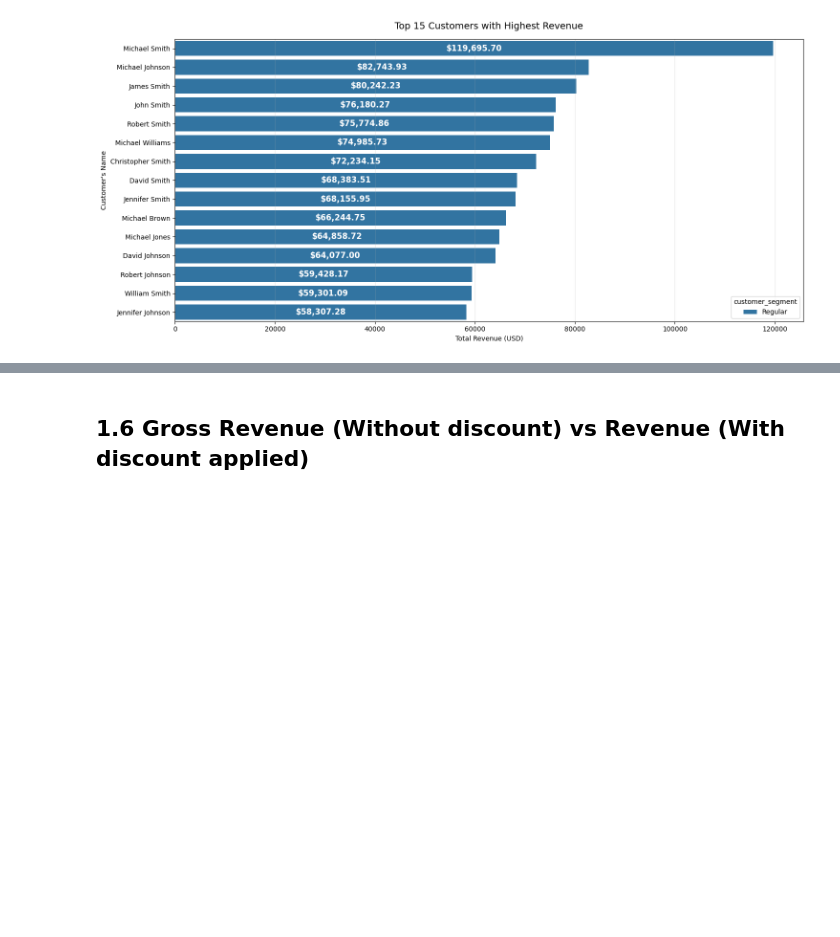
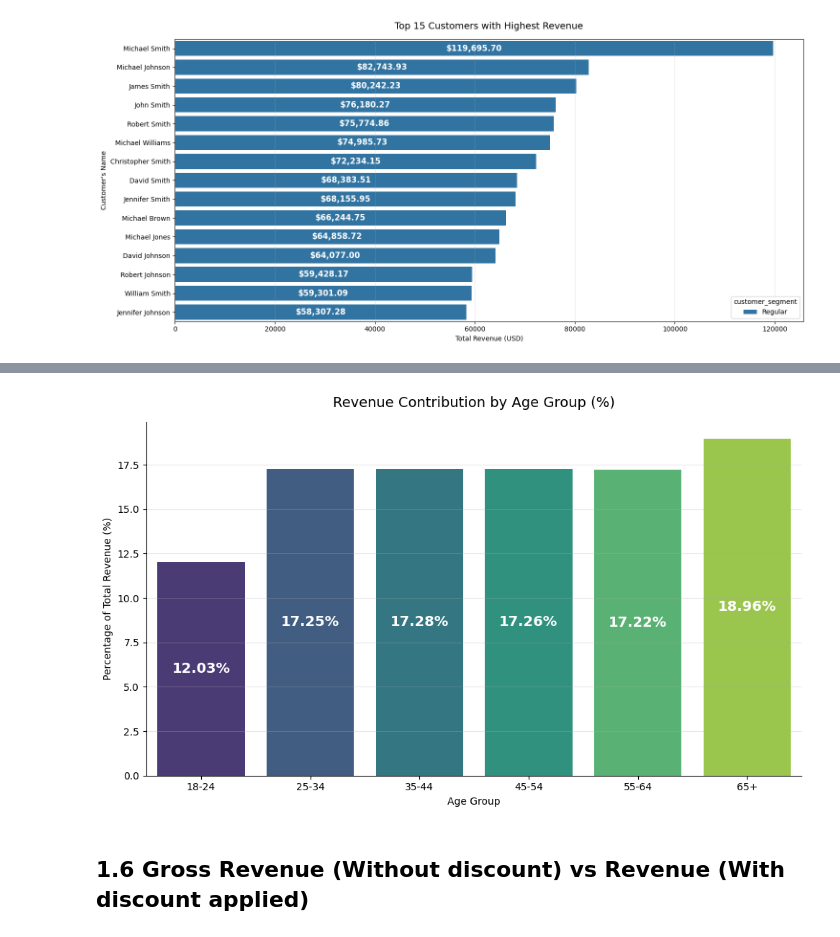
Before and after one commit to judiellegaspina/Ecommerce-EDA-and-Sales-Prediction, a Jupyter notebook: 05_Sales_Analysis.ipynb, the cells around one changed output, grey strips where cells are left out. Saved outputs shown, nothing was run; the diff lists cells and outputs as text; code cells hidden in the pictures; blank space fills up the shorter version.

```diff
--- a/05_Sales_Analysis.ipynb
+++ b/05_Sales_Analysis.ipynb
@@ -625,2 +589,47 @@ plt.show()
+# %%
+# 1.5.2 Age Group Revenue
+
+age_group_revenue = (
+    sales_df.groupby('age_group')['revenue_usd']
+    .sum()
+    .reindex(['18-24', '25-34', '35-44', '45-54', '55-64', '65+'])
+    .reset_index()
+)
+
+total_revenue = age_group_revenue['revenue_usd'].sum()
+age_group_revenue['revenue_pct'] = (age_group_revenue['revenue_usd'] / total_revenue) * 100
+
+# Plot
+plt.figure(figsize=(10, 6))
+ax = sns.barplot(
+    data=age_group_revenue,
+    x='age_group',
+    y='revenue_pct',
+    palette='viridis',
+    hue='age_group',
+    legend=False
+)
+
+ax.spines['top'].set_visible(False)
+ax.spines['right'].set_visible(False)
+
+for container in ax.containers:
+    ax.bar_label(
+        container,
+        labels=[f'{v:,.2f}%' for v in container.datavalues],
+        label_type='center',
+        color='white',
+        fontsize=14,
+        fontweight='bold'
+    )
+
+plt.title('Revenue Contribution by Age Group (%)', fontsize=14, pad=15)
+plt.xlabel('Age Group')
+plt.ylabel('Percentage of Total Revenue (%)')
+plt.grid(axis='y', alpha=0.3)
+plt.tight_layout()
+plt.show()
+# %% [output]
+[figure, added]
 # %% [markdown]
 ## 1.6 Gross Revenue (Without discount) vs Revenue (With discount applied)
```
Also changed, not shown: parts of 3 cells of this notebook.
